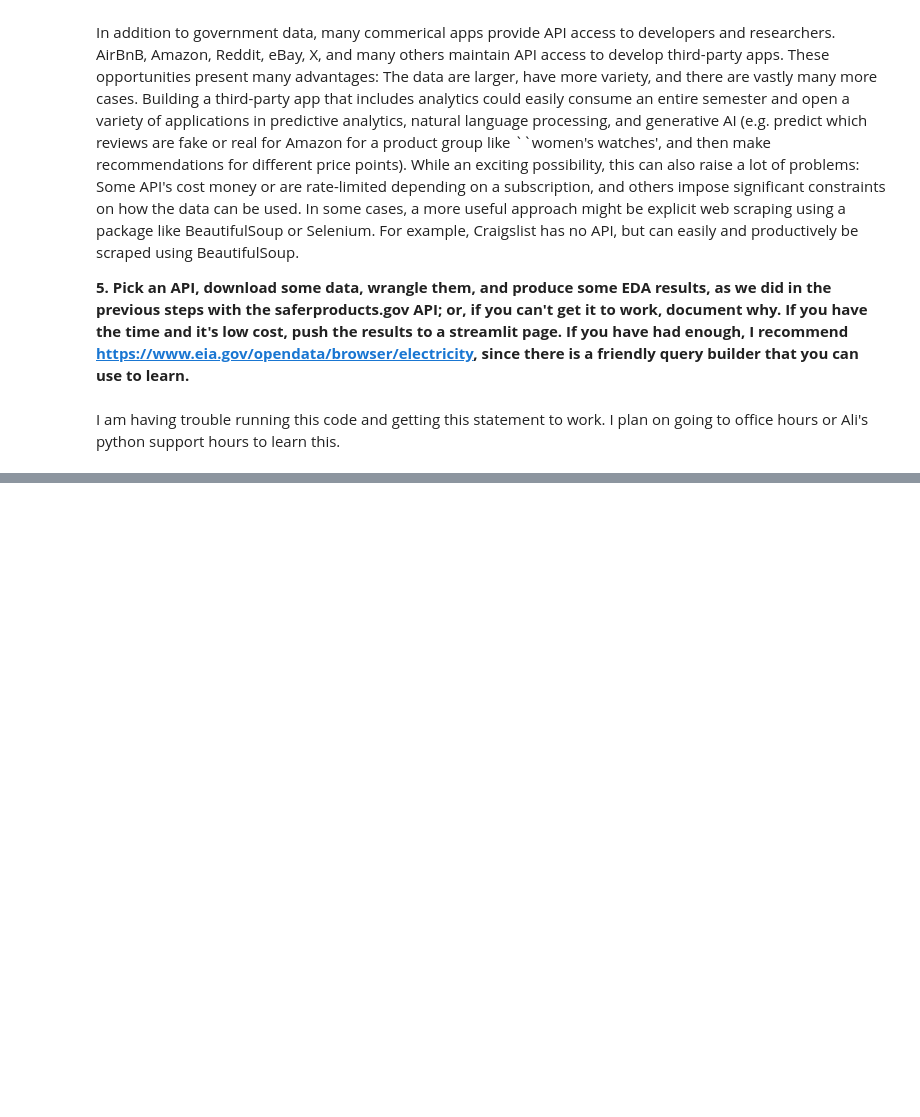
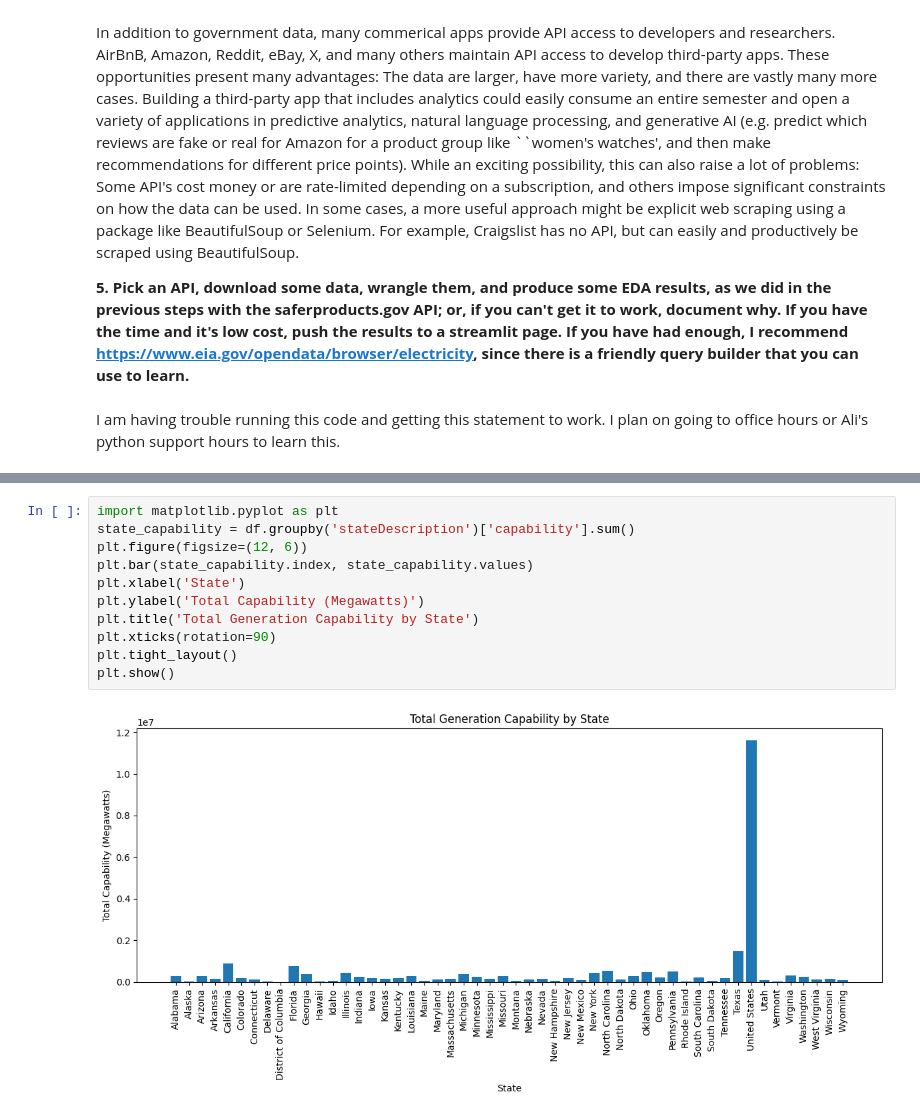
Before and after one commit to rixprakash/labs, a Jupyter notebook: 01_api_calls/assignment_notebook.ipynb, the cells around one changed output, grey strips where cells are left out. Drawn from its saved outputs; the diff is of its cells as text; blank space fills up the shorter version.

```diff
--- a/01_api_calls/assignment_notebook.ipynb
+++ b/01_api_calls/assignment_notebook.ipynb
@@ -291,0 +369,13 @@ df = pd.DataFrame.from_dict(data)
+# %%
+import matplotlib.pyplot as plt
+state_capability = df.groupby('stateDescription')['capability'].sum()
+plt.figure(figsize=(12, 6))
+plt.bar(state_capability.index, state_capability.values)
+plt.xlabel('State')
+plt.ylabel('Total Capability (Megawatts)')
+plt.title('Total Generation Capability by State')
+plt.xticks(rotation=90)
+plt.tight_layout()
+plt.show()
+# %% [output]
+[figure, added]
```
Also changed, not shown: parts of 12 cells of this notebook.
